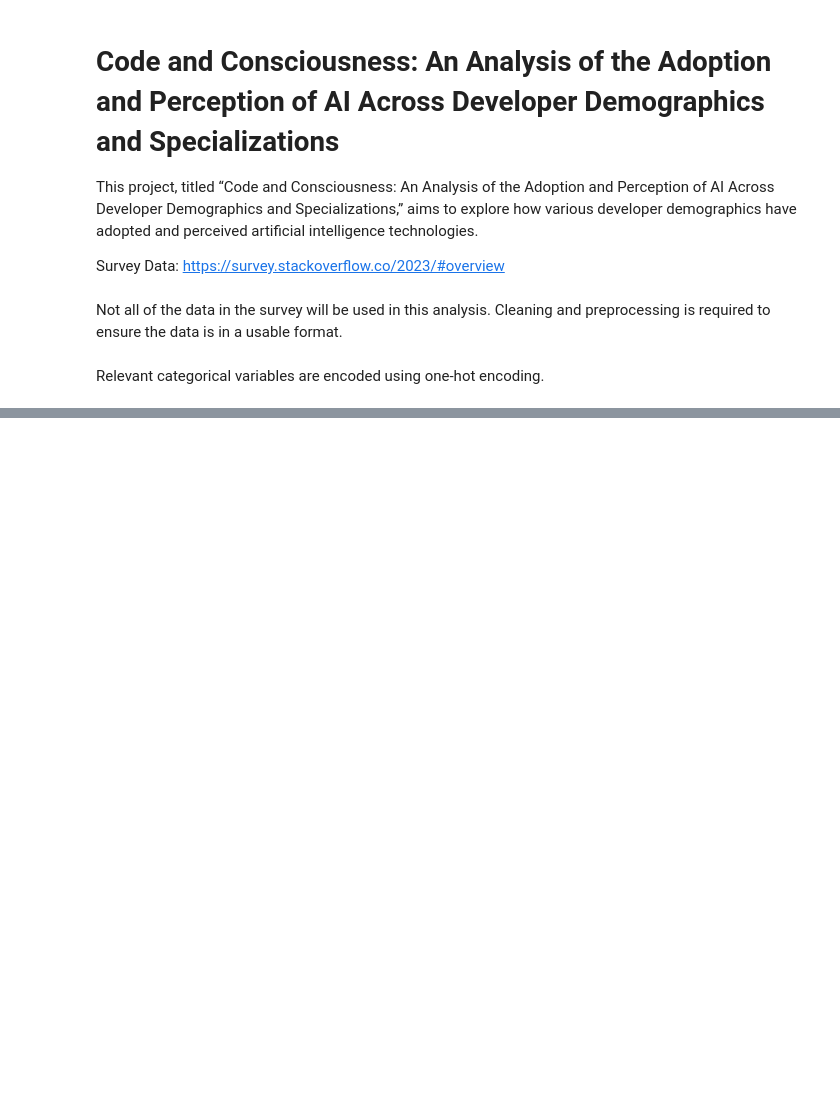
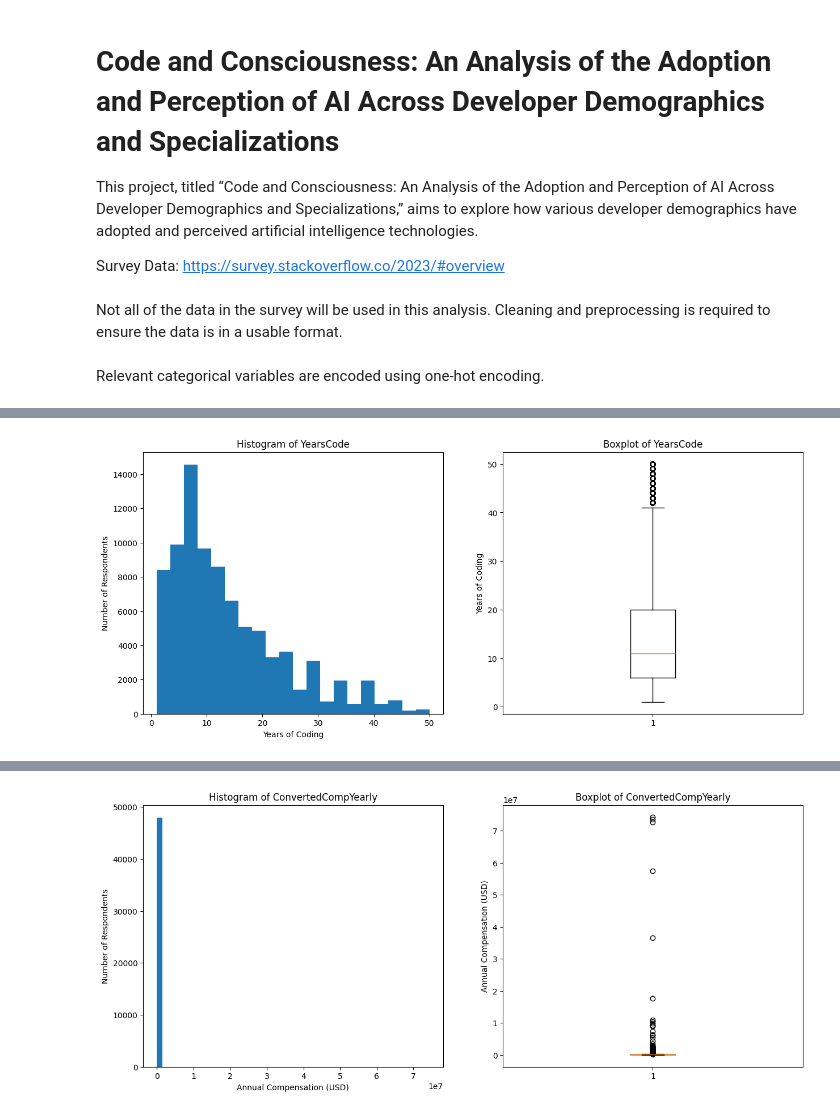
Before and after one commit to mackenly/ai-perception-and-adoption-in-the-developer-community, a Jupyter notebook: Notebook.ipynb, the cells around one changed output, grey strips where cells are left out. Cells and saved outputs as stored; diff of their text form; code cells hidden in the pictures; blank space fills up the shorter version.

```diff
--- a/Notebook.ipynb
+++ b/Notebook.ipynb
@@ -29,8 +29,11 @@ df_cleaned.columns = df_cleaned.columns.str.replace(' ', '')
 
 # remove columns with header name in the list
 to_remove = [
+    "ResponseId",
     "Q120",
+    "CodingActivities",
     "LearnCode", "LearnCodeOnline", "LearnCodeCoursesCert",
+    "YearsCodePro",
     "PurchaseInfluence", "TechList", "BuyNewTool",
     "Currency", "CompTotal",
     "LanguageWantToWorkWith",
@@ -43,12 +46,17 @@ to_remove = [
     "OpSysPersonaluse",
     "OfficeStackAsyncHaveWorkedWith", "OfficeStackAsyncWantToWorkWith",
     "OfficeStackSyncHaveWorkedWith", "OfficeStackSyncWantToWorkWith",
+    "AISearchHaveWorkedWith", "AISearchWantToWorkWith",
+    "AIDevHaveWorkedWith", "AIDevWantToWorkWith",
     "NEWSOSites", "SOVisitFreq", "SOAccount", "SOPartFreq", "SOComm", "SOAI",
+    "AIAcc",
+    "AIToolInterestedinUsing", "AIToolCurrentlyUsing", "AIToolNotinterestedinUsing",
+    "AINextVerydifferent", "AINextNeitherdifferentnorsimilar", "AINextSomewhatsimilar", "AINextVerysimilar", "AINextSomewhatdifferent",
     "TBranch", "ICorPM", "WorkExp",
     "Knowledge_1", "Knowledge_2", "Knowledge_3", "Knowledge_4", "Knowledge_5", "Knowledge_6", "Knowledge_7", "Knowledge_8",
     "Frequency_1", "Frequency_2", "Frequency_3",
     "TimeSearching", "TimeAnswering",
-    "ProfessionalTech",
+    "ProfessionalTech", "Industry",
     "SurveyLength", "SurveyEase"
 ]
 
@@ -110,0 +183,68 @@ Index(['ResponseId', 'MainBranch', 'Age', 'Employment', 'RemoteWork',
+# %%
+df_outlier = df_coded.copy()
+
+# YearsCode column
+# Convert YearsCode to numeric
+df_outlier['YearsCode'] = pd.to_numeric(df_outlier['YearsCode'], errors='coerce')
+
+# Histogram and boxplot of YearsCode column
+fig, axs = plt.subplots(1, 2, figsize=(15, 6))
+
+# Histogram
+axs[0].hist(df_outlier['YearsCode'].dropna(), bins=20)
+axs[0].set_title('Histogram of YearsCode')
+axs[0].set_xlabel('Years of Coding')
+axs[0].set_ylabel('Number of Respondents')
+
+# Boxplot
+axs[1].boxplot(df_outlier['YearsCode'].dropna())
+axs[1].set_title('Boxplot of YearsCode')
+axs[1].set_ylabel('Years of Coding')
+
+plt.show()
+
+# Calculate the z-scores of YearsCode
+z_scores = (df_outlier['YearsCode'] - df_outlier['YearsCode'].mean()) / df_outlier['YearsCode'].std()
+
+# Find the rows with z-scores greater than 3
+outliers = df_outlier[z_scores.abs() > 3]
+
+print(f'YearsCode Extreme Outliers (> 3xIQR): {outliers.size}')
+print(df_outlier['YearsCode'].describe())
+
+
+df_comp_outlier = df_outlier.copy()
+
+# ConvertedCompYearly column
+# Ignore but do not remove rows with ConvertedCompYearly values of NA
+# Convert ConvertedCompYearly to numeric
+na_outliers = df_comp_outlier['ConvertedCompYearly'].isna()
+
+# Remove rows with ConvertedCompYearly values of NA
+df_comp_outlier = df_comp_outlier.dropna(subset=['ConvertedCompYearly'])
+
+# Histogram and boxplot of ConvertedCompYearly column
+fig, axs = plt.subplots(1, 2, figsize=(15, 6))
+
+# Histogram
+axs[0].hist(df_comp_outlier['ConvertedCompYearly'], bins=50)
+axs[0].set_title('Histogram of ConvertedCompYearly')
+axs[0].set_xlabel('Annual Compensation (USD)')
+axs[0].set_ylabel('Number of Respondents')
+
+# Boxplot
+axs[1].boxplot(df_comp_outlier['ConvertedCompYearly'])
+axs[1].set_title('Boxplot of ConvertedCompYearly')
+axs[1].set_ylabel('Annual Compensation (USD)')
+plt.show()
+
+# Calculate the z-scores of ConvertedCompYearly
+z_scores = (df_comp_outlier['ConvertedCompYearly'] - df_comp_outlier['ConvertedCompYearly'].mean()) / df_comp_outlier['ConvertedCompYearly'].std()
+
+# Find the rows with z-scores greater than 3
+outliers = df_comp_outlier[z_scores.abs() > 3]
+
+print(f'ConvertedCompYearly Extreme Outliers (> 3xIQR): {outliers.size}')
+print(df_comp_outlier['ConvertedCompYearly'].describe())
+# %% [output]
+[figure, added]
@@ -110,0 +261 @@ Index(['ResponseId', 'MainBranch', 'Age', 'Employment', 'RemoteWork',
+[figure, added]
```
Also changed, not shown: parts of 4 cells of this notebook, 2 other files.
